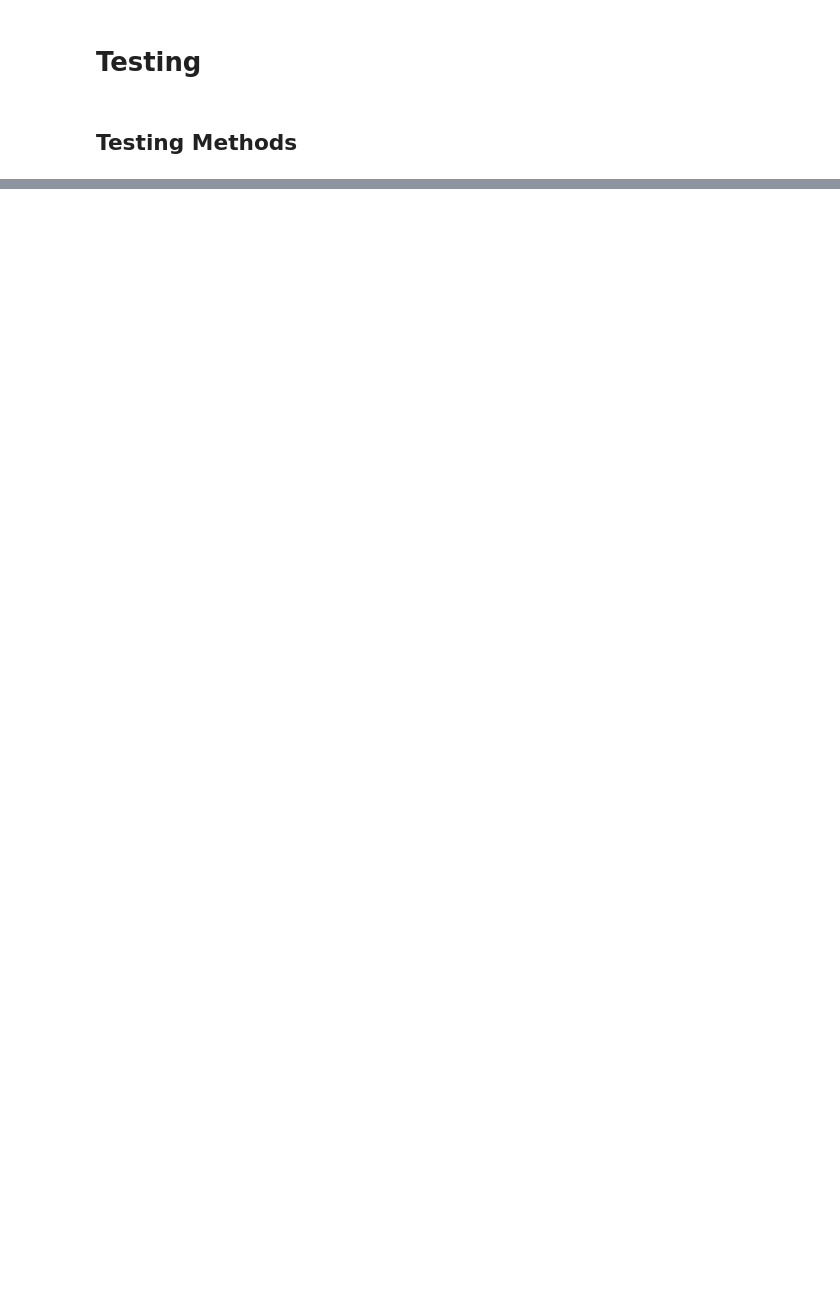
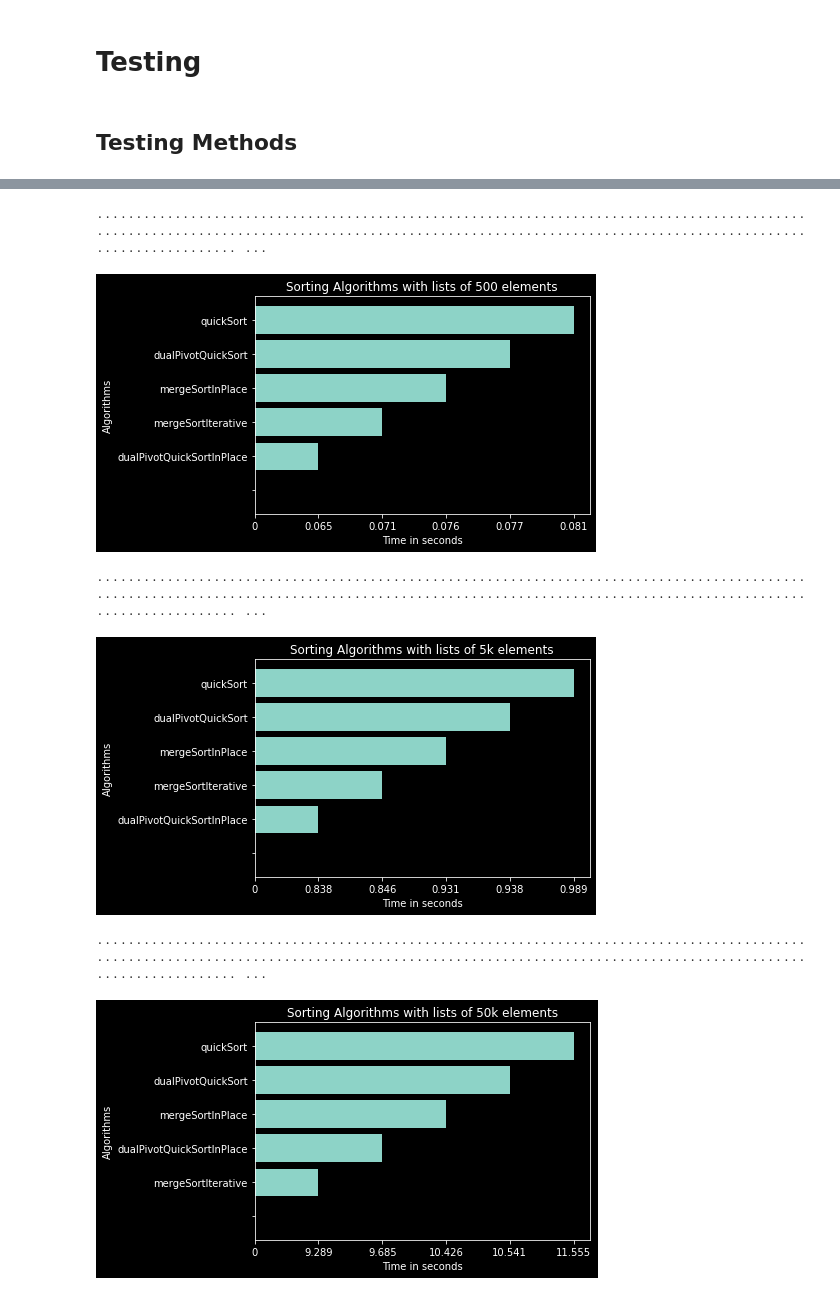
Before and after one commit to ArtInLines/CS-Notebooks, a Jupyter notebook: Sorting.ipynb, the cells around one changed output, grey strips where cells are left out. Saved outputs shown, nothing was run; the diff lists cells and outputs as text; code cells hidden in the pictures; blank space fills up the shorter version.

```diff
--- a/Sorting.ipynb
+++ b/Sorting.ipynb
@@ -35,0 +207,8 @@ def selectionSort(L: list, cmp):
+# %%
+def quickSort(L, cmp):
+    if L == []:
+        return L
+    pivot, *R = L
+    B = [x for x in R if not cmp(x, pivot)]
+    S = [x for x in R if cmp(x, pivot)]
+    return quickSort(S, cmp) + [pivot] + quickSort(B, cmp)
@@ -102,0 +346,13 @@ test(selectionSort)
+# %%
+algos = [mergeSortIterative, mergeSortInPlace, quickSort, dualPivotQuickSort, dualPivotQuickSortInPlace]
+plotBest(bestAlgos(algos, testAmounts=50, listLength=500), "Sorting Algorithms with lists of 500 elements")
+plotBest(bestAlgos(algos, testAmounts=50, listLength=5_000), "Sorting Algorithms with lists of 5k elements")
+plotBest(bestAlgos(algos, testAmounts=50, listLength=50_000), "Sorting Algorithms with lists of 50k elements")
+plotBest(bestAlgos(algos, testAmounts=50, listLength=100_000), "Sorting Algorithms with lists of 100k elements")
+# %% [output]
+........................................................................................................................................................................................................ ...
+[figure, added]
+........................................................................................................................................................................................................ ...
+[figure, added]
+........................................................................................................................................................................................................ ...
+[figure, added]
```
Also changed, not shown: parts of 36 cells of this notebook.
